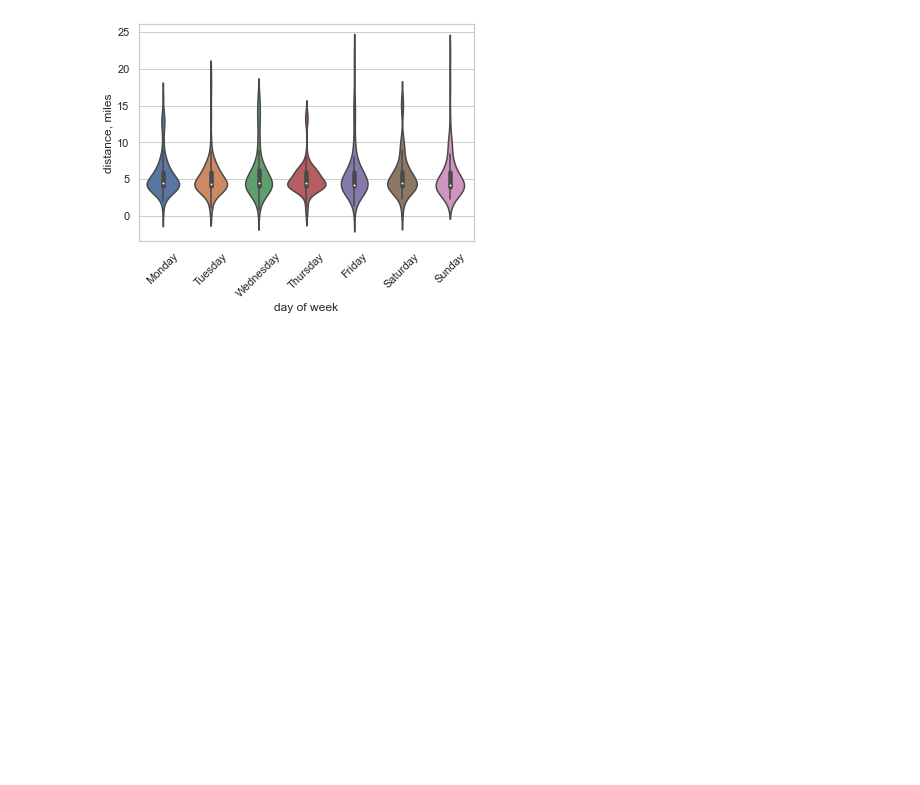
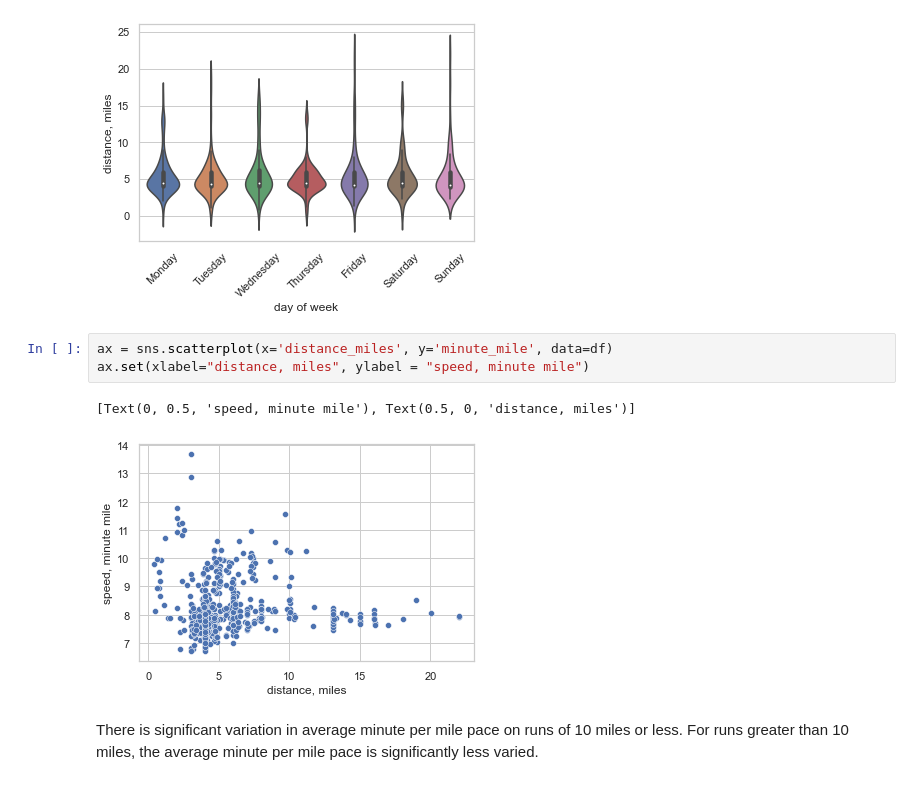
Before and after one commit to ConanMercer5/Strava_running_data, a Jupyter notebook: StravaRunning.ipynb, the cells around one changed output. Cells and saved outputs as stored; diff of their text form; blank space fills up the shorter version.

Commit message:
-add, scatter plot for distance against pace per mile

```diff
--- a/StravaRunning.ipynb
+++ b/StravaRunning.ipynb
@@ -127,3 +127,11 @@ plt.xticks(rotation=45)
 # %% [output]
 (array([0, 1, 2, 3, 4, 5, 6]), <a list of 7 Text major ticklabel objects>)
 [figure]
+# %%
+ax = sns.scatterplot(x='distance_miles', y='minute_mile', data=df)
+ax.set(xlabel="distance, miles", ylabel = "speed, minute mile")
+# %% [output]
+[Text(0, 0.5, 'speed, minute mile'), Text(0.5, 0, 'distance, miles')]
+[figure, added]
+# %% [markdown]
+There is significant variation in average minute per mile pace on runs of 10 miles or less. For runs greater than 10 miles, the average minute per mile pace is significantly less varied.
```
Also changed, not shown: parts of 1 cell of this notebook.
